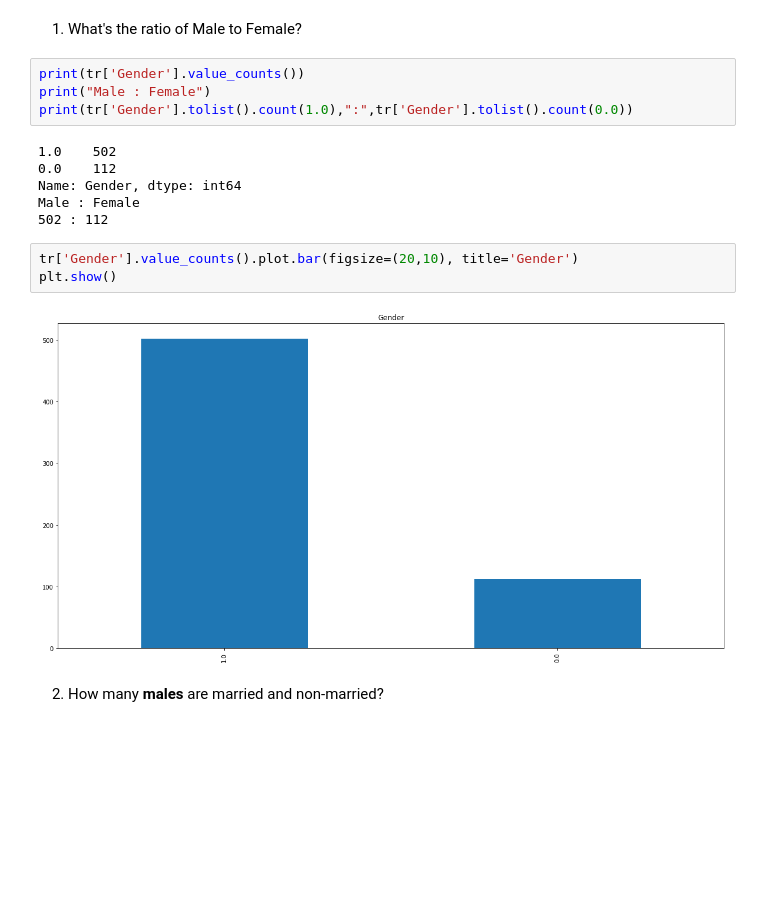
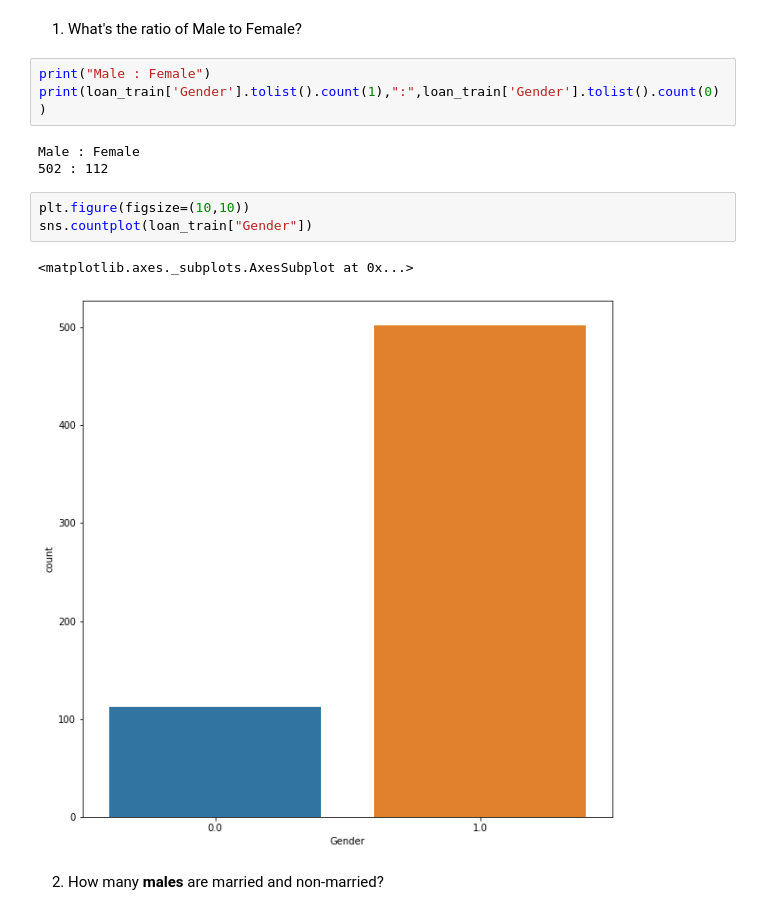
Before and after one commit to Dee-6777/Loan-prediction, a Jupyter notebook: Project_1.ipynb, the cells around one changed output. Cells and saved outputs as stored; diff of their text form; blank space fills up the shorter version.

```diff
--- a/Project_1.ipynb
+++ b/Project_1.ipynb
@@ -146,19 +245,16 @@ for col in feature_col:
 # %% [markdown]
 1. What's the ratio of Male to Female?
 # %%
-print(tr['Gender'].value_counts())
 print("Male : Female")
-print(tr['Gender'].tolist().count(1.0),":",tr['Gender'].tolist().count(0.0))
+print(loan_train['Gender'].tolist().count(1),":",loan_train['Gender'].tolist().count(0))
 # %% [output]
-1.0    502
-0.0    112
-Name: Gender, dtype: int64
 Male : Female
 502 : 112
-# %%
-tr['Gender'].value_counts().plot.bar(figsize=(20,10), title='Gender')
-plt.show()
-# %% [output]
-[figure, removed]
+# %%
+plt.figure(figsize=(10,10))
+sns.countplot(loan_train["Gender"])
+# %% [output]
+<matplotlib.axes._subplots.AxesSubplot at 0x...>
+[figure, added]
 # %% [markdown]
 2. How many **males** are married and non-married?
```
Also changed, not shown: parts of 68 cells of this notebook.
